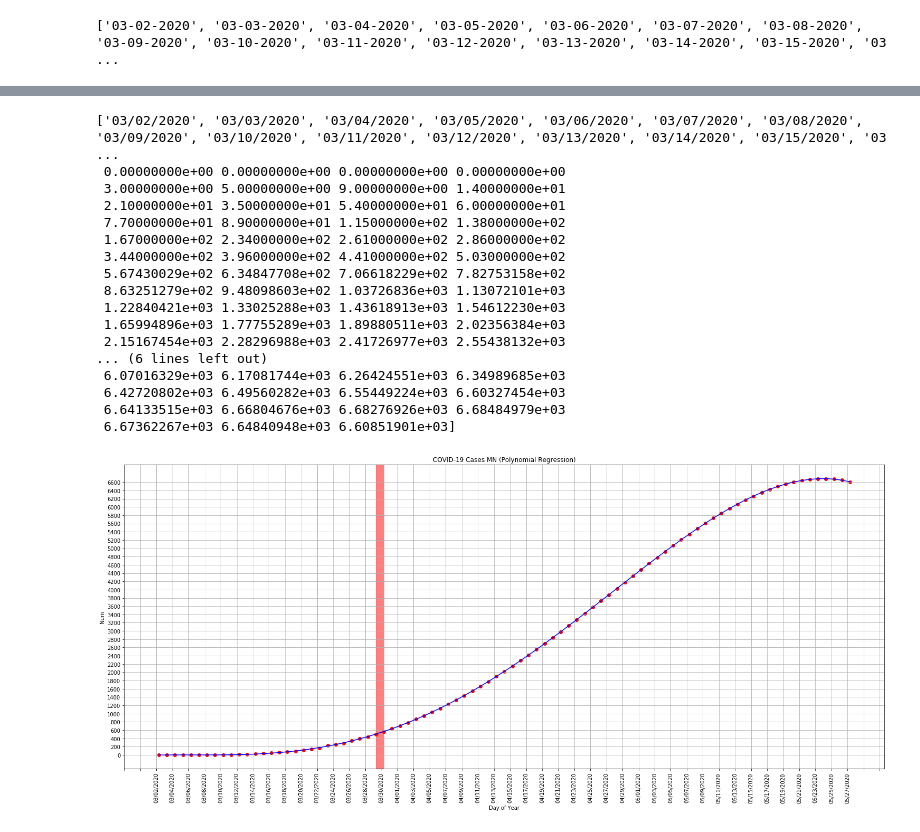
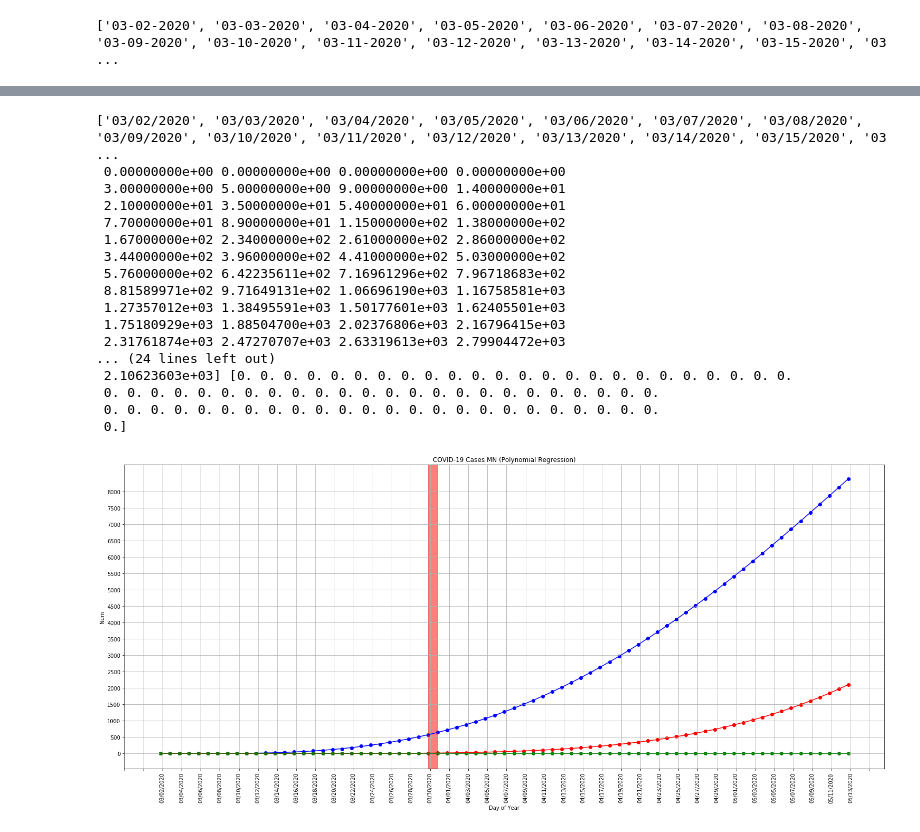
Before and after one commit to fuzzbient/jupyter, a Jupyter notebook: 20200323 COVID Regressions MN.ipynb, the cells around one changed output, grey strips where cells are left out. Drawn from its saved outputs; the diff is of its cells as text; code cells hidden in the pictures.

```diff
--- a/20200323 COVID Regressions MN.ipynb
+++ b/20200323 COVID Regressions MN.ipynb
@@ -127,25 +157,31 @@ import datetime
 
 #Add more days and predictions per day to the arrays and plot display
 casesfuture = cases[:]
+deathsfuture = deaths[:]
+recoveriesfuture = recoveries[:]
 datetimesfuture = datetimes[:]
 datesfuture = [pd.to_datetime(date, infer_datetime_format=True) for date in dates]
 nowstart = datesfuture[-1].strftime("%m/%d/%Y")
 nowend = (datesfuture[-1] + datetime.timedelta(days=1)).strftime("%m/%d/%Y")
 
-for dayofyear in range(datetimes[-1] + 1, datetimes[-1] + 60):
+for dayofyear in range(datetimes[-1] + 1, datetimes[-1] + 45):
     datetimesfuture.append(dayofyear)
     datesfuture.append(datesfuture[-1] + datetime.timedelta(days=1))
     numpredict = pol_reg.predict(poly_reg.fit_transform([[dayofyear]])).item(0,0)
+    numpredict_d = pol_reg_d.predict(poly_reg_d.fit_transform([[dayofyear]])).item(0,0)
+    numpredict_r = pol_reg_r.predict(poly_reg_r.fit_transform([[dayofyear]])).item(0,0)
     if numpredict <= 0.0:
         numpredict = 0.0
     casesfuture = np.append(casesfuture, numpredict)
+    deathsfuture = np.append(deathsfuture, numpredict_d)
+    recoveriesfuture = np.append(recoveriesfuture, numpredict_r)
     if numpredict <= 0.0:
         break
 
 # Convert all datetimes to strings for xlabel
 datesfuture[:] = [date.strftime("%m/%d/%Y") for date in datesfuture]
 
-print(datesfuture, datetimesfuture, casesfuture)
+print(datesfuture, datetimesfuture, casesfuture, deathsfuture, recoveriesfuture)
 # %% [output]
 ['03/02/2020', '03/03/2020', '03/04/2020', '03/05/2020', '03/06/2020', '03/07/2020', '03/08/2020', '03/09/2020', '03/10/2020', '03/11/2020', '03/12/2020', '03/13/2020', '03/14/2020', '03/15/2020', '03 ...
  0.00000000e+00 0.00000000e+00 0.00000000e+00 0.00000000e+00
@@ -154,52 +190,83 @@ print(datesfuture, datetimesfuture, casesfuture)
  7.70000000e+01 8.90000000e+01 1.15000000e+02 1.38000000e+02
  1.67000000e+02 2.34000000e+02 2.61000000e+02 2.86000000e+02
  3.44000000e+02 3.96000000e+02 4.41000000e+02 5.03000000e+02
- 5.67430029e+02 6.34847708e+02 7.06618229e+02 7.82753158e+02
- 8.63251279e+02 9.48098603e+02 1.03726836e+03 1.13072101e+03
- 1.22840421e+03 1.33025288e+03 1.43618913e+03 1.54612230e+03
- 1.65994896e+03 1.77755289e+03 1.89880511e+03 2.02356384e+03
- 2.15167454e+03 2.28296988e+03 2.41726977e+03 2.55438132e+03
-... (6 lines left out)
- 6.07016329e+03 6.17081744e+03 6.26424551e+03 6.34989685e+03
- 6.42720802e+03 6.49560282e+03 6.55449224e+03 6.60327454e+03
- 6.64133515e+03 6.66804676e+03 6.68276926e+03 6.68484979e+03
- 6.67362267e+03 6.64840948e+03 6.60851901e+03]
+ 5.76000000e+02 6.42235611e+02 7.16961296e+02 7.96718683e+02
+ 8.81589971e+02 9.71649131e+02 1.06696190e+03 1.16758581e+03
+ 1.27357012e+03 1.38495591e+03 1.50177601e+03 1.62405501e+03
+ 1.75180929e+03 1.88504700e+03 2.02376806e+03 2.16796415e+03
+ 2.31761874e+03 2.47270707e+03 2.63319613e+03 2.79904472e+03
+... (24 lines left out)
+ 2.10623603e+03] [0. 0. 0. 0. 0. 0. 0. 0. 0. 0. 0. 0. 0. 0. 0. 0. 0. 0. 0. 0. 0. 0. 0. 0.
+ 0. 0. 0. 0. 0. 0. 0. 0. 0. 0. 0. 0. 0. 0. 0. 0. 0. 0. 0. 0. 0. 0. 0. 0.
+ 0. 0. 0. 0. 0. 0. 0. 0. 0. 0. 0. 0. 0. 0. 0. 0. 0. 0. 0. 0. 0. 0. 0. 0.
+ 0.]
 # %%
 xfd = np.array(datesfuture)
 xfd = xfd.reshape(len(xfd),1)
+
 xf = np.array(datetimesfuture)
+xf = xf.reshape(len(xf),1)
+
 yf = np.array(casesfuture)
-xf = xf.reshape(len(xf),1)
 yf = yf.reshape(len(yf),1)
+
+yf_d = np.array(deathsfuture)
+yf_d = yf_d.reshape(len(yf_d),1)
+
+yf_r = np.array(recoveriesfuture)
+yf_r = yf_r.reshape(len(yf_r),1)
 # %%
 # Splitting the dataset into the Training set and Test set
 xf_trainp, xf_testp, yf_trainp, yf_testp = train_test_split(xf, yf, test_size=0.2, random_state=0)
 # %%
 # Fitting Polynomial Regression to the dataset
 poly_regf = PolynomialFeatures(degree=4)
 x_polyf = poly_regf.fit_transform(xf)
 pol_regf = LinearRegression()
 pol_regf.fit(x_polyf, yf)
 
+#Deaths
+poly_regf_d = PolynomialFeatures(degree=4)
+x_polyf_d = poly_regf_d.fit_transform(xf)
+pol_regf_d = LinearRegression()
+pol_regf_d.fit(x_polyf_d, yf_d)
+
+#Recoveries
+poly_regf_r = PolynomialFeatures(degree=4)
+x_polyf_r = poly_regf_r.fit_transform(xf)
+pol_regf_r = LinearRegression()
+pol_regf_r.fit(x_polyf_r, yf_r)
+
 # Visualizing the Polymonial Regression results
 def vizf_polymonial():
     fig = plt.figure(figsize=(25,10))
     axes = fig.add_axes([0.0,0.0,0.8,0.8])
-    axes.scatter(datesfuture, yf, color='red')
+
+    #Cases
+    axes.scatter(datesfuture, yf, color='blue')
     axes.plot(datesfuture, pol_regf.predict(poly_regf.fit_transform(xf)), color='blue')
+
+    #Deaths
+    axes.scatter(datesfuture, yf_d, color='red')
+    axes.plot(datesfuture, pol_regf_d.predict(poly_regf_d.fit_transform(xf)), color='red')
+
+    #Recoveries
+    axes.scatter(datesfuture, yf_r, color='green')
+    axes.plot(datesfuture, pol_regf_r.predict(poly_regf_r.fit_transform(xf)), color='green')
+
     #axes.ticklabel_format(useOffset=False, style='plain')
     plt.title('COVID-19 Cases MN (Polynomial Regression)')
     plt.xlabel('Day of Year')
     plt.ylabel('Num')
-    axes.set_yticks(np.arange(0, max(casesfuture) + 100, 200))
+    axes.set_yticks(np.arange(0, max(casesfuture) + 100, 500))
     plt.grid()
     start, end = axes.get_xlim()
     stepsize = 2
     axes.xaxis.set_ticks(np.arange(start, end, stepsize))
     plt.xticks(rotation=90)
     plt.axvspan(nowstart, nowend, color='red', alpha=0.5)
     plt.show()
     return
 vizf_polymonial()
 # %% [output]
-[figure, old version]
+[figure, new version]
```
Also changed, not shown: parts of 9 cells of this notebook, 1 other file.
